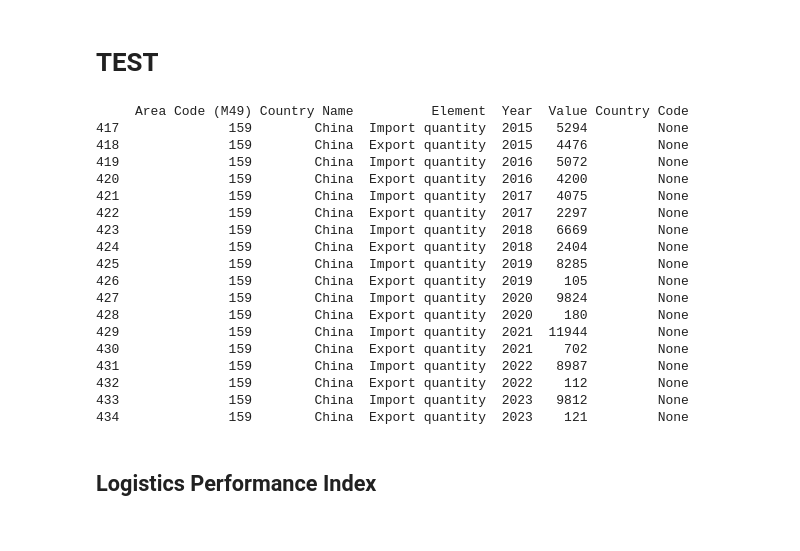
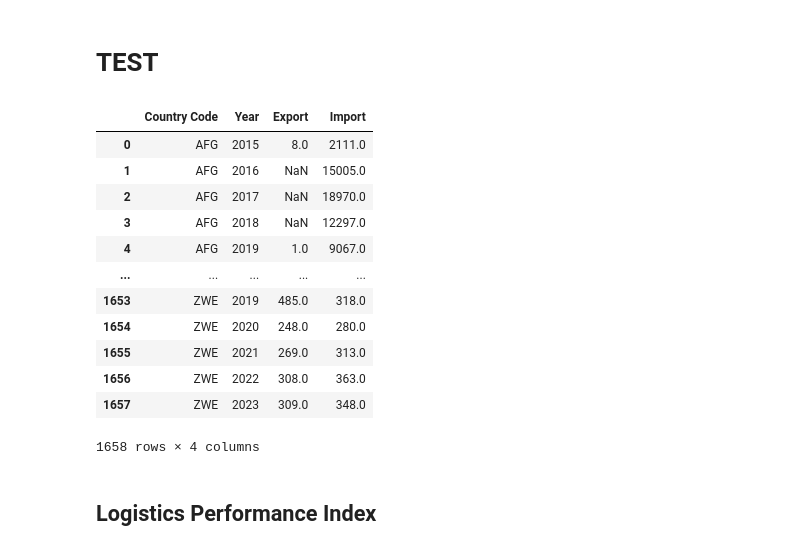
Before and after one commit to YoannAsl/ml-learning-project-1, a Jupyter notebook: cleaning.ipynb, the cells around one changed output. Saved outputs shown, nothing was run; the diff lists cells and outputs as text; code cells hidden in the pictures.

```diff
--- a/cleaning.ipynb
+++ b/cleaning.ipynb
@@ -215,28 +226,37 @@ Applying ISO-alpha3 normalization...
 # %% [markdown]
 # TEST
 # %%
-import_export_df
-print(import_export_df[import_export_df['Area Code (M49)']==159])
+# print(import_export_df[import_export_df['Area Code (M49)']==159])
-# %% [output]
-     Area Code (M49) Country Name          Element  Year  Value Country Code
-417              159        China  Import quantity  2015   5294         None
-418              159        China  Export quantity  2015   4476         None
-419              159        China  Import quantity  2016   5072         None
-420              159        China  Export quantity  2016   4200         None
-421              159        China  Import quantity  2017   4075         None
-422              159        China  Export quantity  2017   2297         None
-423              159        China  Import quantity  2018   6669         None
-424              159        China  Export quantity  2018   2404         None
-425              159        China  Import quantity  2019   8285         None
-426              159        China  Export quantity  2019    105         None
-427              159        China  Import quantity  2020   9824         None
-428              159        China  Export quantity  2020    180         None
-429              159        China  Import quantity  2021  11944         None
-430              159        China  Export quantity  2021    702         None
-431              159        China  Import quantity  2022   8987         None
-432              159        China  Export quantity  2022    112         None
-433              159        China  Import quantity  2023   9812         None
-434              159        China  Export quantity  2023    121         None
+# %%
+import_export_df = import_export_df.pivot_table(
+    index=['Country Code', 'Year'],
+    columns='Element',
+    values='Value',
+    aggfunc='first'
+).reset_index()
+
+import_export_df.columns.name = None
+
+import_export_df = import_export_df.rename(columns={
+    'Import quantity': 'Import',
+    'Export quantity': 'Export'
+})
+
+import_export_df
+# %% [output]
+|  | Country Code | Year | Export | Import |
+| 0 | AFG | 2015 | 8.0 | 2111.0 |
+| 1 | AFG | 2016 | NaN | 15005.0 |
+| 2 | AFG | 2017 | NaN | 18970.0 |
+| 3 | AFG | 2018 | NaN | 12297.0 |
+| 4 | AFG | 2019 | 1.0 | 9067.0 |
+| ... | ... | ... | ... | ... |
+| 1653 | ZWE | 2019 | 485.0 | 318.0 |
+| 1654 | ZWE | 2020 | 248.0 | 280.0 |
+| 1655 | ZWE | 2021 | 269.0 | 313.0 |
+| 1656 | ZWE | 2022 | 308.0 | 363.0 |
+| 1657 | ZWE | 2023 | 309.0 | 348.0 |
+1658 rows × 4 columns
 # %% [markdown]
 ## Logistics Performance Index
 # %%
```
Also changed, not shown: parts of 6 cells of this notebook, 1 other file.
